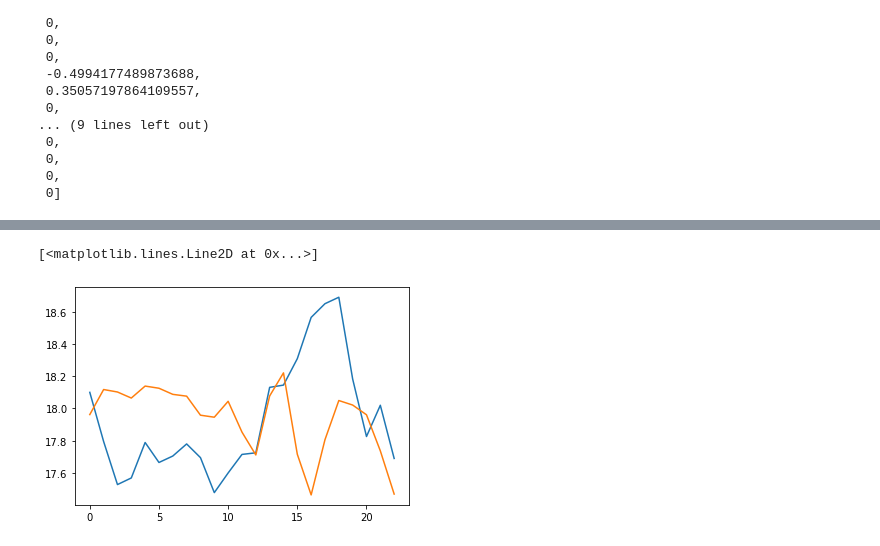
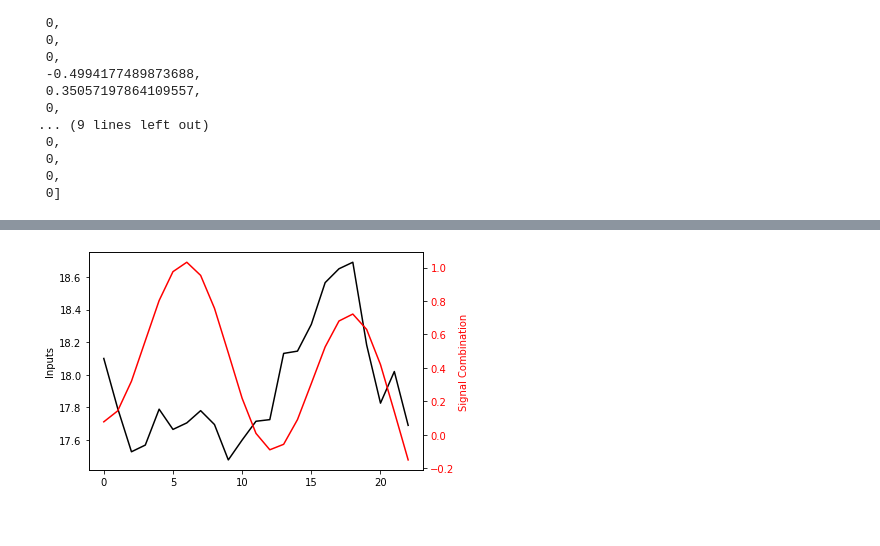
Before and after one commit to Peter-Paul/wallstreet-forecast, a Jupyter notebook: analytics/commodities/silver/silver_fts.ipynb, the cells around one changed output, grey strips where cells are left out. Cells and saved outputs as stored; diff of their text form; code cells hidden in the pictures.

Commit message:
extracted signals

```diff
--- a/analytics/commodities/silver/silver_fts.ipynb
+++ b/analytics/commodities/silver/silver_fts.ipynb
@@ -145,6 +162,0 @@ plt.plot( 0.5765232855501484 * np.cos(np.pi * 0.002 * xf))
-# %%
-amps1 = 1 / 24 * np.array(highFs1)
-h1 = 0
-for i in highFs1:
-    print(highFs1[h1], amps1[h1])
-    h1 += 1
@@ -188,0 +184,13 @@ highFs1
+# %%
+relevantSignal = signal1 + signal2 + signal3 + signal4
+fig = plt.figure()
+ax1 = fig.add_subplot(111)
+ax1.plot(inputs2, 'black')
+ax1.set_ylabel('Inputs')
+
+ax2 = ax1.twinx()
+ax2.plot(relevantSignal, 'r-')
+ax2.set_ylabel('Signal Combination', color='r')
+
+for tl in ax2.get_yticklabels():
+    tl.set_color('r')
@@ -205,15 +215,24 @@ febData.describe()
 # %%
 highFs2 = []
 for i in y2:
     if np.abs(i) > np.quantile(y2, 0.8):
         highFs2.insert(p,i)
         p += 1
         # highFs.append(i)
     else:
         highFs2.append(0)
 extracts3 = idct(highFs2, norm = "ortho")
-plt.plot( febData['Open'].to_numpy())
-plt.plot( extracts3[ : len(febData) ])
+
+fig = plt.figure()
+ax1 = fig.add_subplot(111)
+ax1.plot(febData['Open'].to_numpy(), 'black')
+ax1.set_ylabel('Inputs')
+
+ax2 = ax1.twinx()
+ax2.plot(signal1[ : len(febData) ] +  signal4[ : len(febData) ], 'r-')
+ax2.set_ylabel('Signal Combination', color='r')
+
+for tl in ax2.get_yticklabels():
+    tl.set_color('r')
 # %% [output]
-[<matplotlib.lines.Line2D at 0x...>]
-[figure, old version]
+[figure, new version]
```
Also changed, not shown: parts of 10 cells of this notebook, 1 other file.
